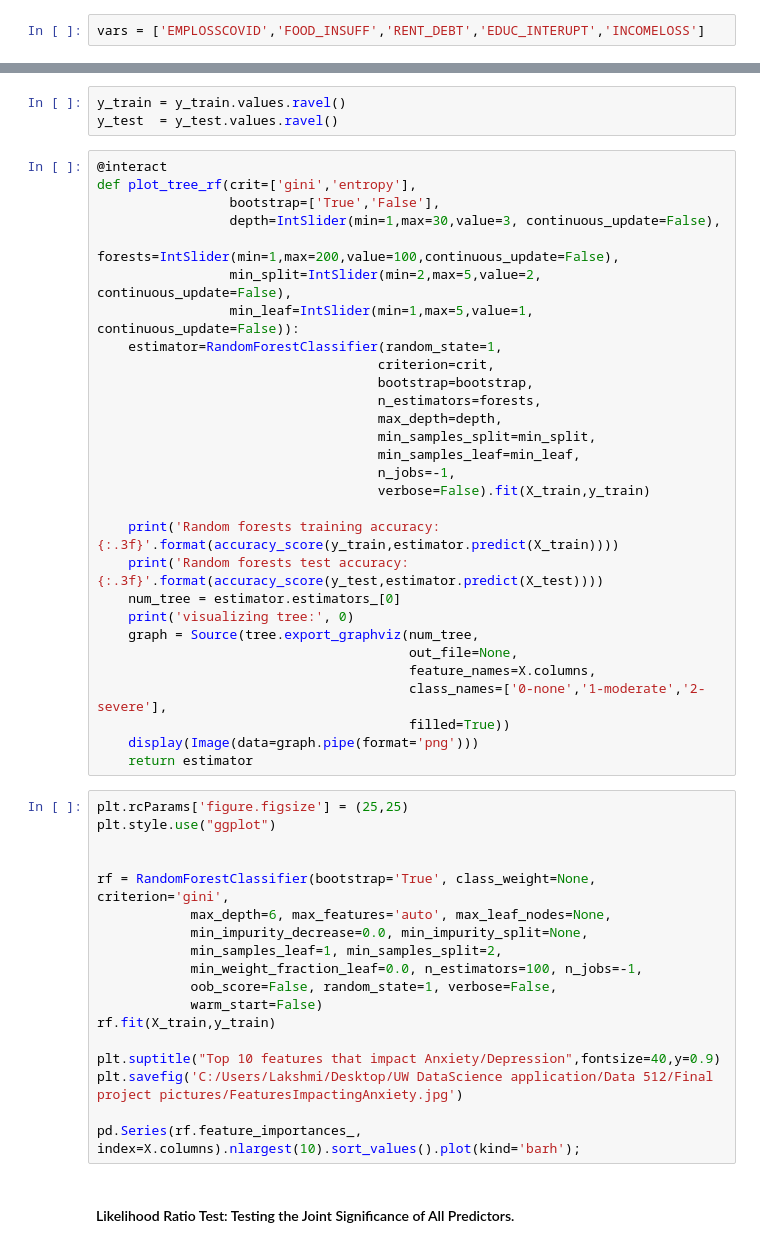
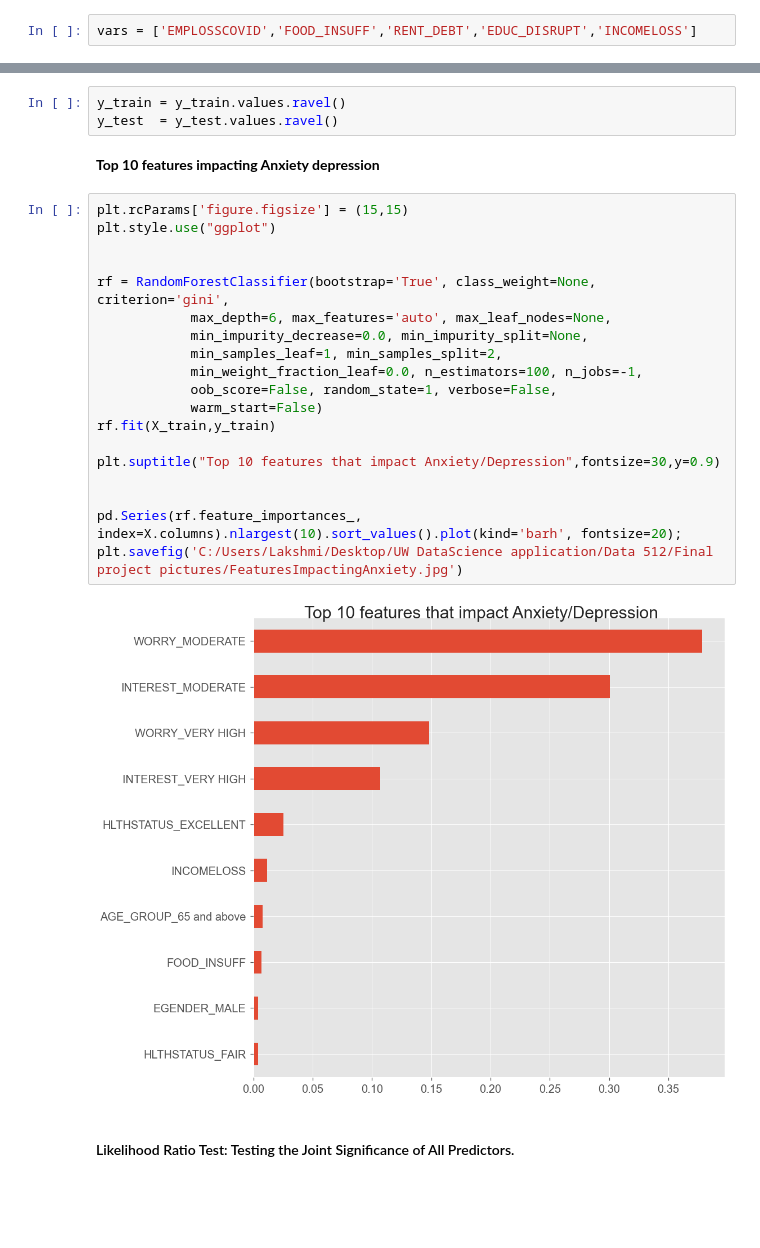
Before and after one commit to lakshmi2688/COVID_Impact_on_US_Households, a Jupyter notebook: src/Analysis.ipynb, the cells around one changed output, grey strips where cells are left out. Drawn from its saved outputs; the diff is of its cells as text; blank space fills up the shorter version.

```diff
--- a/src/Analysis.ipynb
+++ b/src/Analysis.ipynb
@@ -186,2 +310,2 @@ plt.show(graph)
 # %%
-vars = ['EMPLOSSCOVID','FOOD_INSUFF','RENT_DEBT','EDUC_INTERUPT','INCOMELOSS']
+vars = ['EMPLOSSCOVID','FOOD_INSUFF','RENT_DEBT','EDUC_DISRUPT','INCOMELOSS']
@@ -633,53 +894,29 @@ print(utils.multiclass.type_of_target(y_train))
 # %%
 y_train = y_train.values.ravel()
 y_test  = y_test.values.ravel()
-# %%
-@interact
-def plot_tree_rf(crit=['gini','entropy'],
-                 bootstrap=['True','False'],
-                 depth=IntSlider(min=1,max=30,value=3, continuous_update=False),
-                 forests=IntSlider(min=1,max=200,value=100,continuous_update=False),
-                 min_split=IntSlider(min=2,max=5,value=2, continuous_update=False),
-                 min_leaf=IntSlider(min=1,max=5,value=1, continuous_update=False)):
-    estimator=RandomForestClassifier(random_state=1,
-                                    criterion=crit,
-                                    bootstrap=bootstrap,
-                                    n_estimators=forests,
-                                    max_depth=depth,
-                                    min_samples_split=min_split,
-                                    min_samples_leaf=min_leaf,
-                                    n_jobs=-1,
-                                    verbose=False).fit(X_train,y_train)
-
-    print('Random forests training accuracy: {:.3f}'.format(accuracy_score(y_train,estimator.predict(X_train))))
-    print('Random forests test accuracy: {:.3f}'.format(accuracy_score(y_test,estimator.predict(X_test))))
-    num_tree = estimator.estimators_[0]
-    print('visualizing tree:', 0)
-    graph = Source(tree.export_graphviz(num_tree,
-                                        out_file=None,
-                                        feature_names=X.columns,
-                                        class_names=['0-none','1-moderate','2-severe'],
-                                        filled=True))
-    display(Image(data=graph.pipe(format='png')))
-    return estimator
+# %% [markdown]
+<p><strong>Top 10 features impacting Anxiety depression</strong></p>
 # %%
-plt.rcParams['figure.figsize'] = (25,25)
+plt.rcParams['figure.figsize'] = (15,15)
 plt.style.use("ggplot")
 
 
 rf = RandomForestClassifier(bootstrap='True', class_weight=None, criterion='gini',
             max_depth=6, max_features='auto', max_leaf_nodes=None,
             min_impurity_decrease=0.0, min_impurity_split=None,
             min_samples_leaf=1, min_samples_split=2,
             min_weight_fraction_leaf=0.0, n_estimators=100, n_jobs=-1,
             oob_score=False, random_state=1, verbose=False,
             warm_start=False)
 rf.fit(X_train,y_train)
 
-plt.suptitle("Top 10 features that impact Anxiety/Depression",fontsize=40,y=0.9)
+plt.suptitle("Top 10 features that impact Anxiety/Depression",fontsize=30,y=0.9)
+
+
+pd.Series(rf.feature_importances_, index=X.columns).nlargest(10).sort_values().plot(kind='barh', fontsize=20);
 plt.savefig('C:/Users/Lakshmi/Desktop/UW DataScience application/Data 512/Final project pictures/FeaturesImpactingAnxiety.jpg')
-
-pd.Series(rf.feature_importances_, index=X.columns).nlargest(10).sort_values().plot(kind='barh');
+# %% [output]
+[figure, added]
 # %% [markdown]
 <h4>Likelihood Ratio Test: Testing the Joint Significance of All Predictors.</h4>
 # %%
```
Also changed, not shown: parts of 150 cells of this notebook, 13 other files.
